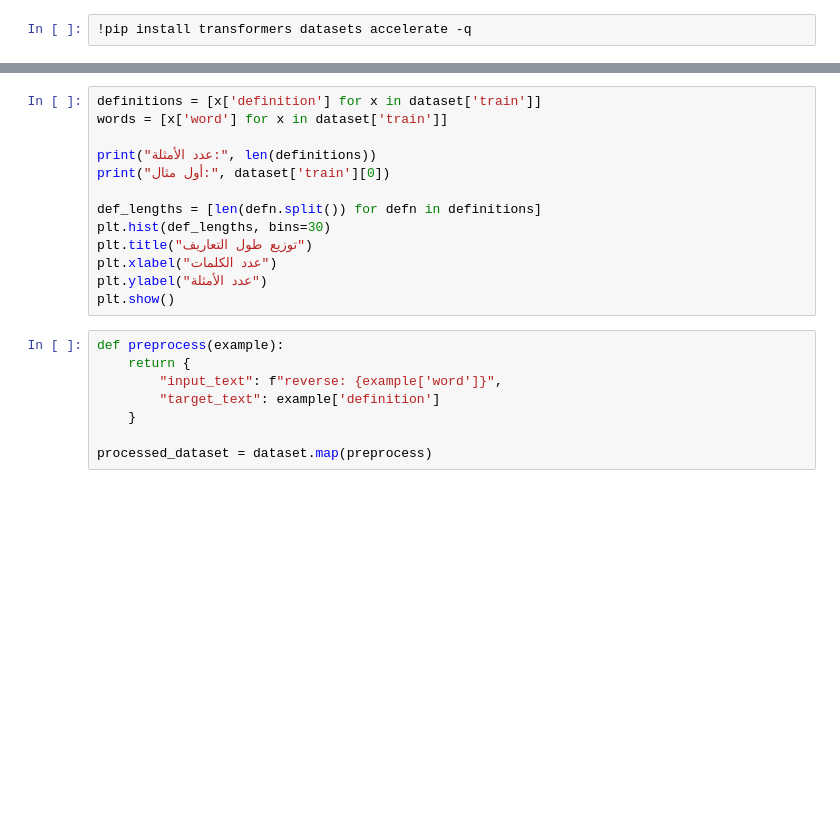
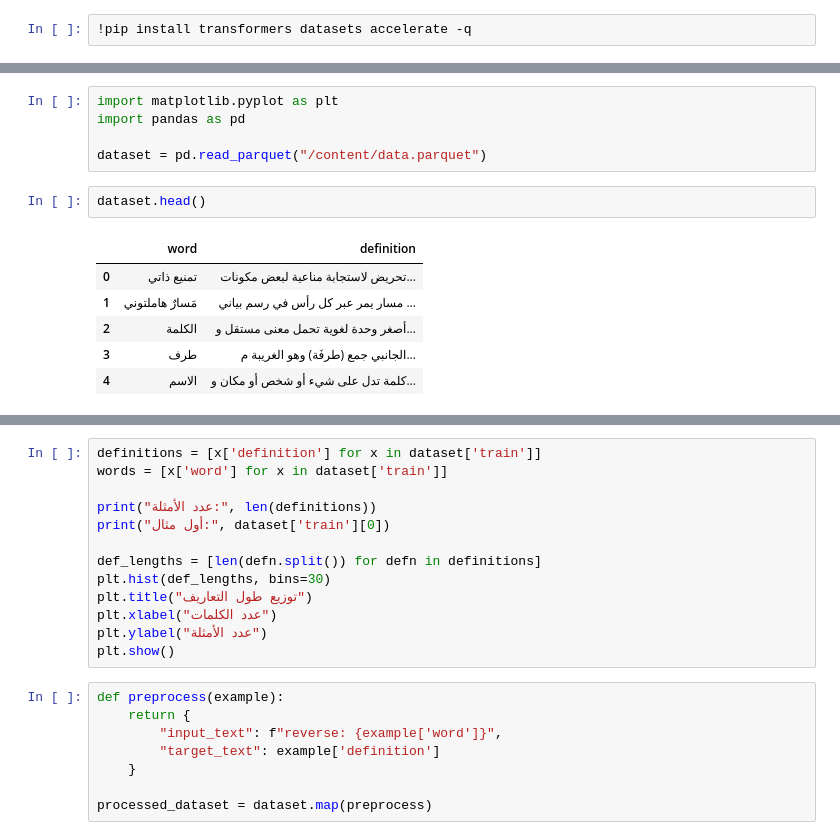
Before and after one commit to angiegh2002/learning_language_game, a Jupyter notebook: arabic_reverse_dict_t5.ipynb, the cells around one changed output, grey strips where cells are left out. Cells and saved outputs as stored; diff of their text form; blank space fills up the shorter version.

```diff
--- a/arabic_reverse_dict_t5.ipynb
+++ b/arabic_reverse_dict_t5.ipynb
@@ -12,0 +14,14 @@ dataset["train"][0]
+# %%
+import matplotlib.pyplot as plt
+import pandas as pd
+
+dataset = pd.read_parquet("/content/data.parquet")
+# %%
+dataset.head()
+# %% [output]
+|  | word | definition |
+| 0 | تمنيع ذاتي | تحريض لاستجابة مناعية لبعض مكونات... |
+| 1 | مَسارٌ هاملتوني | مسار يمر عبر كل رأس في رسم بياني ... |
+| 2 | الكلمة | أصغر وحدة لغوية تحمل معنى مستقل و... |
+| 3 | طرف | الجانبي جمع (طرفَة) وهو الغريبة م... |
+| 4 | الاسم | كلمة تدل على شيء أو شخص أو مكان و... |
```
Also changed, not shown: parts of 13 cells of this notebook.
